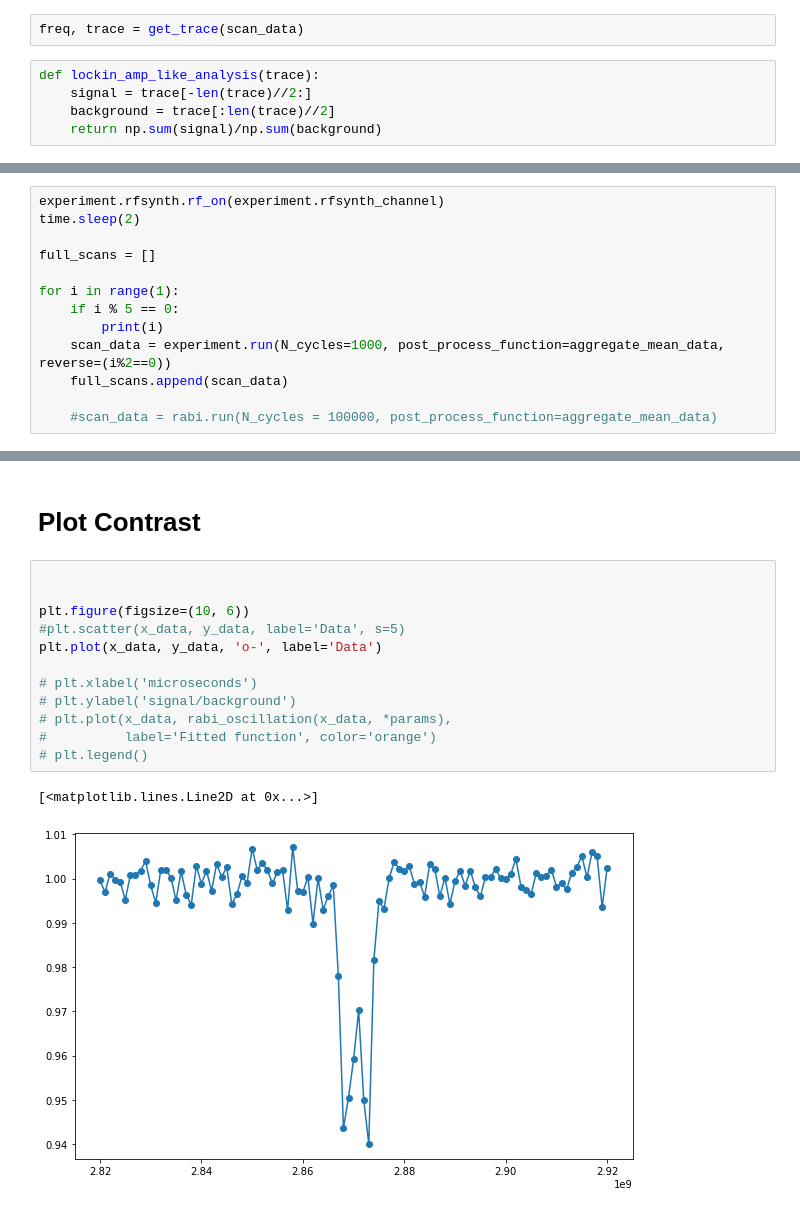
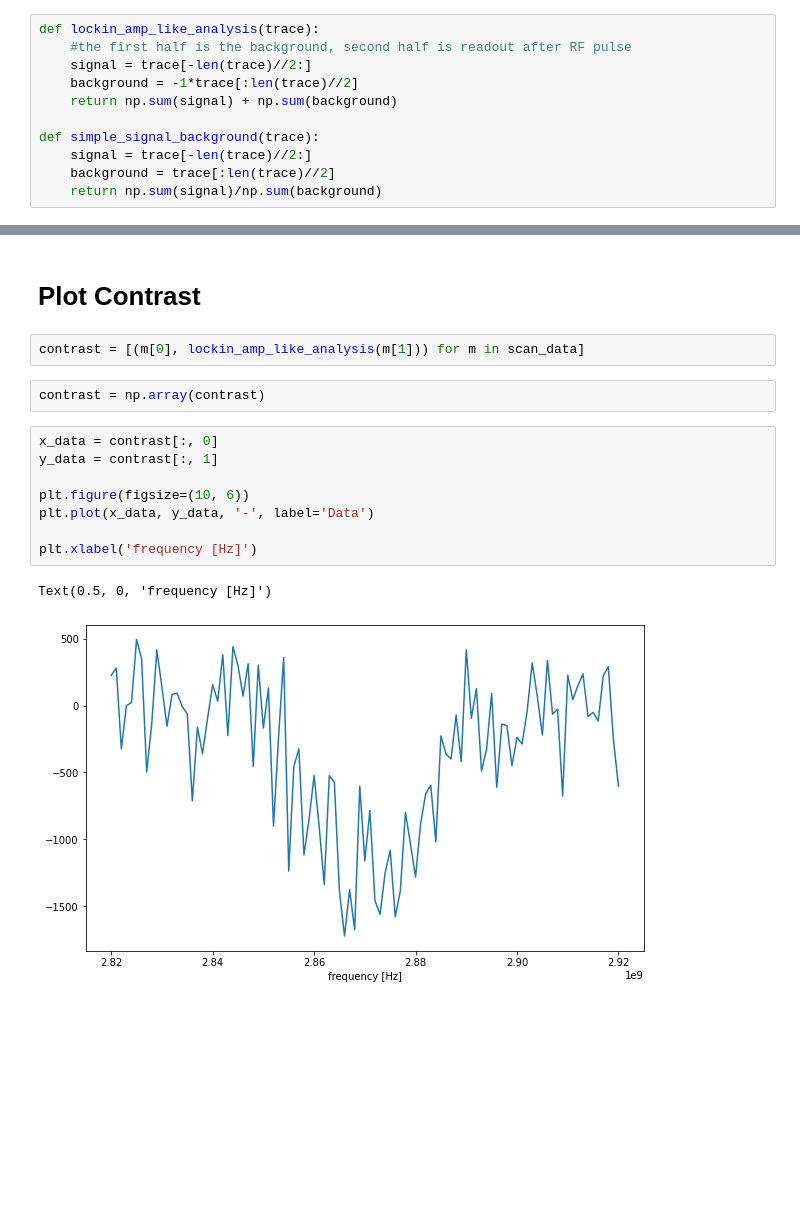
Before and after one commit to qt3uw/qt3-utils, a Jupyter notebook: examples/default_podmr.ipynb, the cells around one changed output, grey strips where cells are left out. Drawn from its saved outputs; the diff is of its cells as text; blank space fills up the shorter version.

```diff
--- a/examples/default_podmr.ipynb
+++ b/examples/default_podmr.ipynb
@@ -112,9 +128,13 @@ plot_frequency(scan_data, 2900e6)
 # %% [markdown]
 # Analyze Data
-# %%
-freq, trace = get_trace(scan_data)
 # %%
 def lockin_amp_like_analysis(trace):
+    #the first half is the background, second half is readout after RF pulse
+    signal = trace[-len(trace)//2:]
+    background = -1*trace[:len(trace)//2]
+    return np.sum(signal) + np.sum(background)
+
+def simple_signal_background(trace):
     signal = trace[-len(trace)//2:]
     background = trace[:len(trace)//2]
     return np.sum(signal)/np.sum(background)
@@ -243,13 +169,0 @@ experiment.experimental_conditions()
-# %%
-experiment.rfsynth.rf_on(experiment.rfsynth_channel)
-time.sleep(2)
-
-full_scans = []
-
-for i in range(1):
-    if i % 5 == 0:
-        print(i)
-    scan_data = experiment.run(N_cycles=1000, post_process_function=aggregate_mean_data, reverse=(i%2==0))
-    full_scans.append(scan_data)
-
-    #scan_data = rabi.run(N_cycles = 100000, post_process_function=aggregate_mean_data)
@@ -318,18 +170,18 @@ y_data = contrast[:, 1]
 # %% [markdown]
 # Plot Contrast
+# %%
+contrast = [(m[0], lockin_amp_like_analysis(m[1])) for m in scan_data]
+# %%
+contrast = np.array(contrast)
 # %%
-
+x_data = contrast[:, 0]
+y_data = contrast[:, 1]
 
 plt.figure(figsize=(10, 6))
-#plt.scatter(x_data, y_data, label='Data', s=5)
-plt.plot(x_data, y_data, 'o-', label='Data')
+plt.plot(x_data, y_data, '-', label='Data')
 
-# plt.xlabel('microseconds')
-# plt.ylabel('signal/background')
-# plt.plot(x_data, rabi_oscillation(x_data, *params),
-#          label='Fitted function', color='orange')
-# plt.legend()
+plt.xlabel('frequency [Hz]')
 # %% [output]
-[<matplotlib.lines.Line2D at 0x...>]
+Text(0.5, 0, 'frequency [Hz]')
-[figure, old version]
+[figure, new version]
 # %%
```
Also changed, not shown: parts of 40 cells of this notebook, 1 other file.
